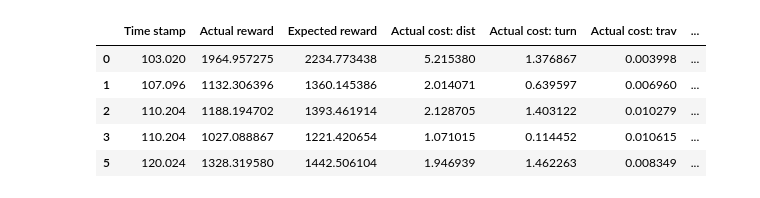
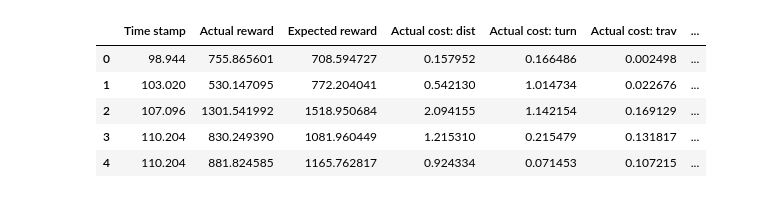
Before and after one commit to tpet/rpz_planning, a Jupyter notebook: notebooks/local_rewards_costs.ipynb, the cells around one changed output. Saved outputs shown, nothing was run; the diff lists cells and outputs as text; code cells hidden in the pictures.

```diff
--- a/notebooks/local_rewards_costs.ipynb
+++ b/notebooks/local_rewards_costs.ipynb
@@ -4,15 +4,15 @@ import numpy as np
 import matplotlib.pyplot as plt
 # %%
 data = pd.read_excel('./local_rewards_costs.xls')
-data_wo_nans = data.dropna()
-data_wo_nans.head()
+# data = data.dropna()
+data.head()
 # %% [output]
 |  | Time stamp | Actual reward | Expected reward | Actual cost: dist | Actual cost: turn | Actual cost: trav | ... |
-| 0 | 103.020 | 1964.957275 | 2234.773438 | 5.215380 | 1.376867 | 0.003998 | ... |
-| 1 | 107.096 | 1132.306396 | 1360.145386 | 2.014071 | 0.639597 | 0.006960 | ... |
-| 2 | 110.204 | 1188.194702 | 1393.461914 | 2.128705 | 1.403122 | 0.010279 | ... |
-| 3 | 110.204 | 1027.088867 | 1221.420654 | 1.071015 | 0.114452 | 0.010615 | ... |
-| 5 | 120.024 | 1328.319580 | 1442.506104 | 1.946939 | 1.462263 | 0.008349 | ... |
+| 0 | 98.944 | 755.865601 | 708.594727 | 0.157952 | 0.166486 | 0.002498 | ... |
+| 1 | 103.020 | 530.147095 | 772.204041 | 0.542130 | 1.014734 | 0.022676 | ... |
+| 2 | 107.096 | 1301.541992 | 1518.950684 | 2.094155 | 1.142154 | 0.169129 | ... |
+| 3 | 110.204 | 830.249390 | 1081.960449 | 1.215310 | 0.215479 | 0.131817 | ... |
+| 4 | 110.204 | 881.824585 | 1165.762817 | 0.924334 | 0.071453 | 0.107215 | ... |
 # %%
 t = data["Time stamp"] - data["Time stamp"][0]
 
```
Also changed, not shown: parts of 3 cells of this notebook, 5 other files.
